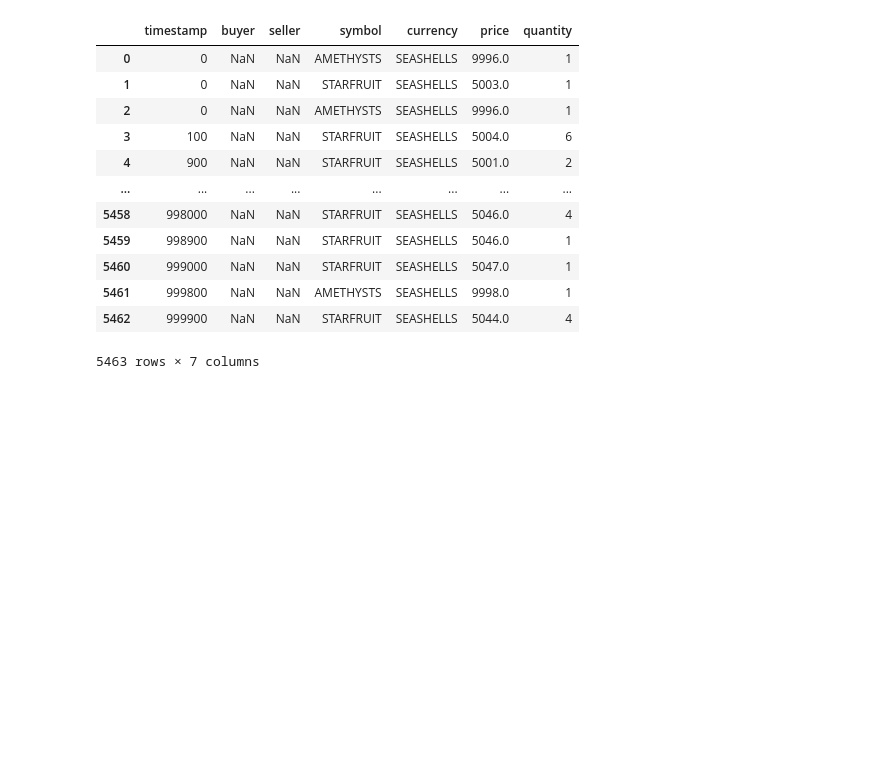
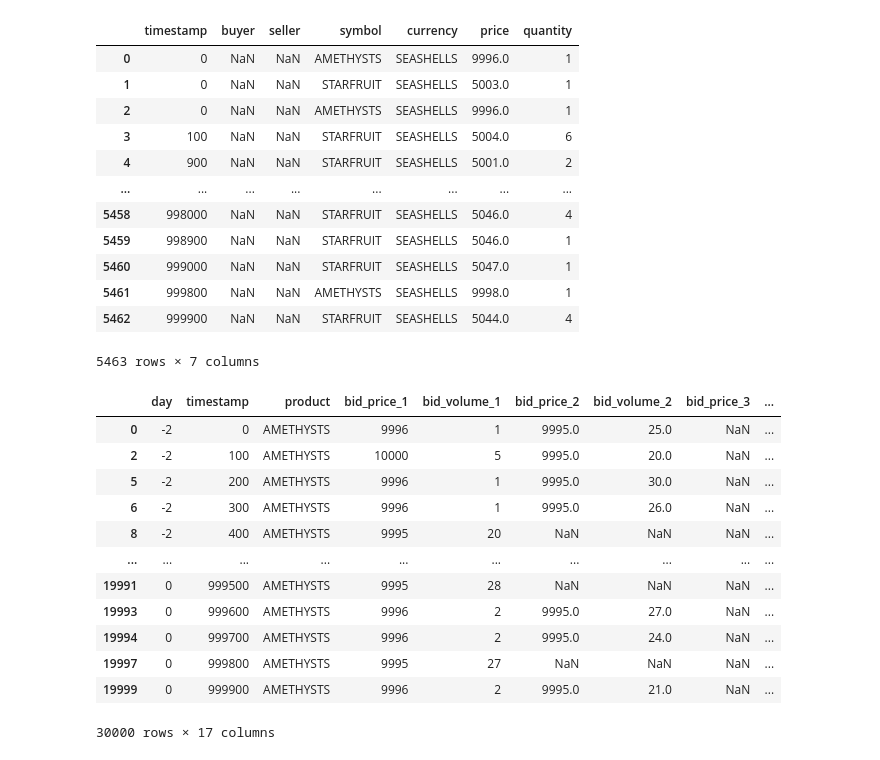
Before and after one commit to ShriRadhakrishnan/IMCProsperity2024, a Jupyter notebook: IMC Prosperity/tests.ipynb, the cells around one changed output. Saved outputs shown, nothing was run; the diff lists cells and outputs as text; code cells hidden in the pictures; blank space fills up the shorter version.

```diff
--- a/IMC Prosperity/tests.ipynb
+++ b/IMC Prosperity/tests.ipynb
@@ -110,3 +115,23 @@ day_2_nn_data
 | 5461 | 999800 | NaN | NaN | AMETHYSTS | SEASHELLS | 9998.0 | 1 |
 | 5462 | 999900 | NaN | NaN | STARFRUIT | SEASHELLS | 5044.0 | 4 |
 5463 rows × 7 columns
+# %%
+amethysts_day_0 = day_0_data[day_0_data["product"] == "AMETHYSTS"]
+amethysts_day_1 = day_1_data[day_1_data["product"] == "AMETHYSTS"]
+amethysts_day_2 = day_2_data[day_2_data["product"] == "AMETHYSTS"]
+AMETHYSTS = pd.concat([amethysts_day_2, amethysts_day_1, amethysts_day_0])
+AMETHYSTS
+# %% [output]
+|  | day | timestamp | product | bid_price_1 | bid_volume_1 | bid_price_2 | bid_volume_2 | bid_price_3 | ... |
+| 0 | -2 | 0 | AMETHYSTS | 9996 | 1 | 9995.0 | 25.0 | NaN | ... |
+| 2 | -2 | 100 | AMETHYSTS | 10000 | 5 | 9995.0 | 20.0 | NaN | ... |
+| 5 | -2 | 200 | AMETHYSTS | 9996 | 1 | 9995.0 | 30.0 | NaN | ... |
+| 6 | -2 | 300 | AMETHYSTS | 9996 | 1 | 9995.0 | 26.0 | NaN | ... |
+| 8 | -2 | 400 | AMETHYSTS | 9995 | 20 | NaN | NaN | NaN | ... |
+| ... | ... | ... | ... | ... | ... | ... | ... | ... | ... |
+| 19991 | 0 | 999500 | AMETHYSTS | 9995 | 28 | NaN | NaN | NaN | ... |
+| 19993 | 0 | 999600 | AMETHYSTS | 9996 | 2 | 9995.0 | 27.0 | NaN | ... |
+| 19994 | 0 | 999700 | AMETHYSTS | 9996 | 2 | 9995.0 | 24.0 | NaN | ... |
+| 19997 | 0 | 999800 | AMETHYSTS | 9995 | 27 | NaN | NaN | NaN | ... |
+| 19999 | 0 | 999900 | AMETHYSTS | 9996 | 2 | 9995.0 | 21.0 | NaN | ... |
+30000 rows × 17 columns
```
Also changed, not shown: parts of 8 cells of this notebook, 1 other file.
